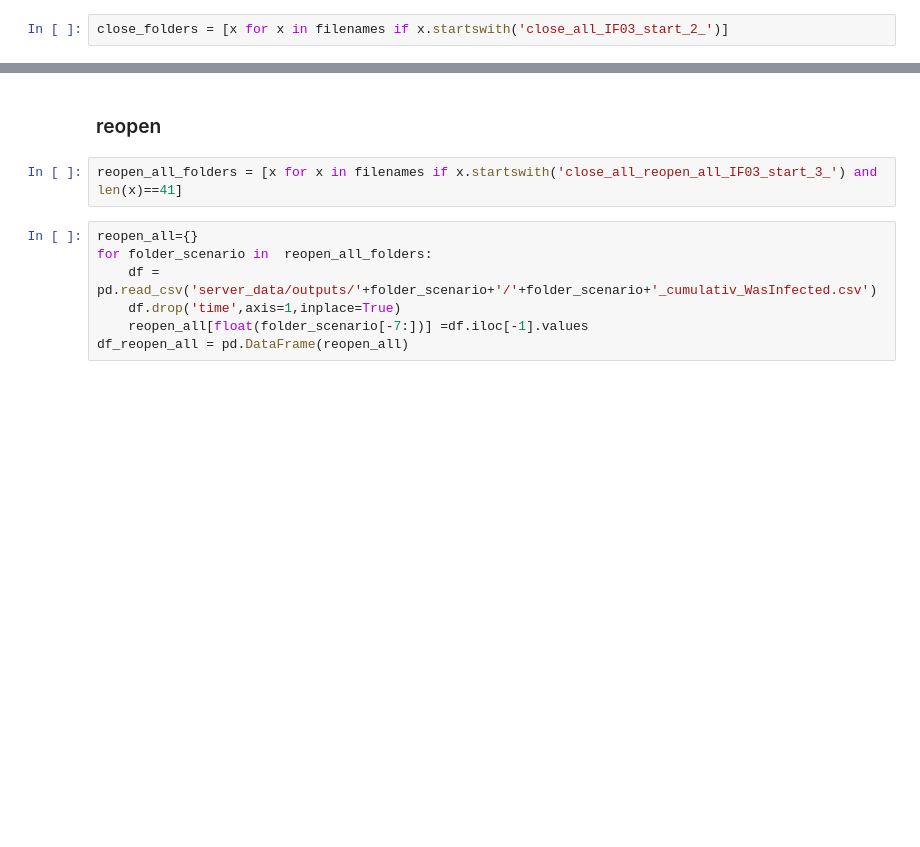
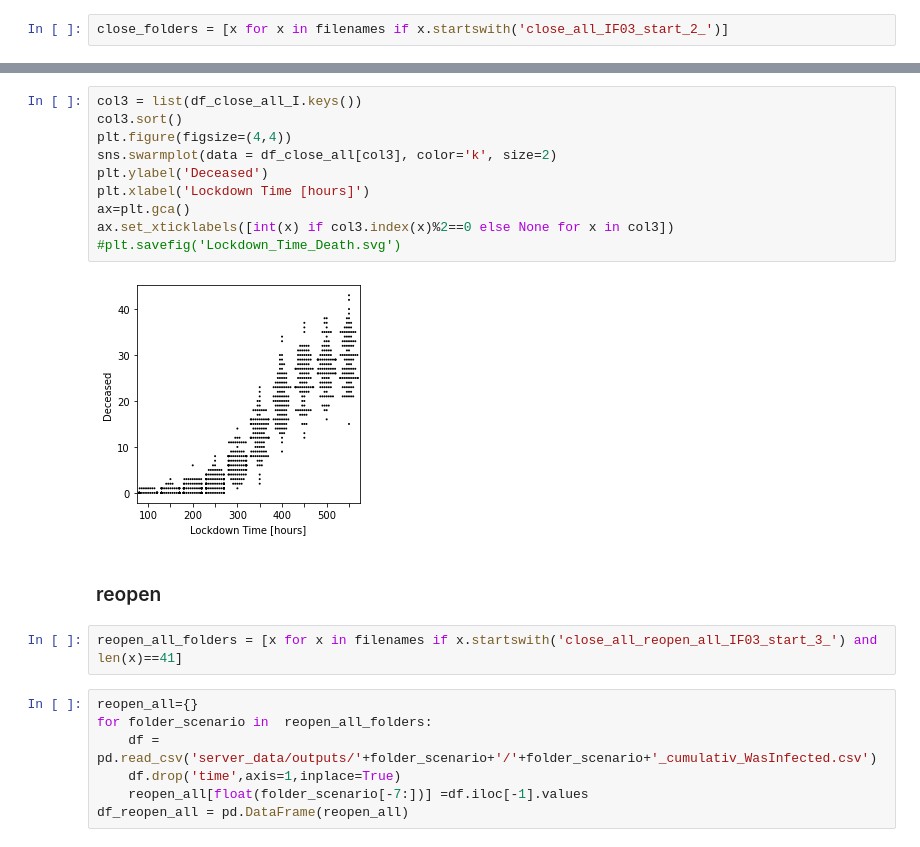
Before and after one commit to joba-1/Corona_Model, a Jupyter notebook: Plot Parallel nbt.ipynb, the cells around one changed output, grey strips where cells are left out. Drawn from its saved outputs; the diff is of its cells as text; blank space fills up the shorter version.

```diff
--- a/Plot Parallel nbt.ipynb
+++ b/Plot Parallel nbt.ipynb
@@ -260,3 +280,15 @@ plt.savefig('Lockdown Time.svg')
+# %%
+col3 = list(df_close_all_I.keys())
+col3.sort()
+plt.figure(figsize=(4,4))
+sns.swarmplot(data = df_close_all[col3], color='k', size=2)
+plt.ylabel('Deceased')
+plt.xlabel('Lockdown Time [hours]')
+ax=plt.gca()
+ax.set_xticklabels([int(x) if col3.index(x)%2==0 else None for x in col3])
+#plt.savefig('Lockdown_Time_Death.svg')
+# %% [output]
+[figure, added]
 # %% [markdown]
 ### reopen
 # %%
```
Also changed, not shown: parts of 18 cells of this notebook, 5 other files.
